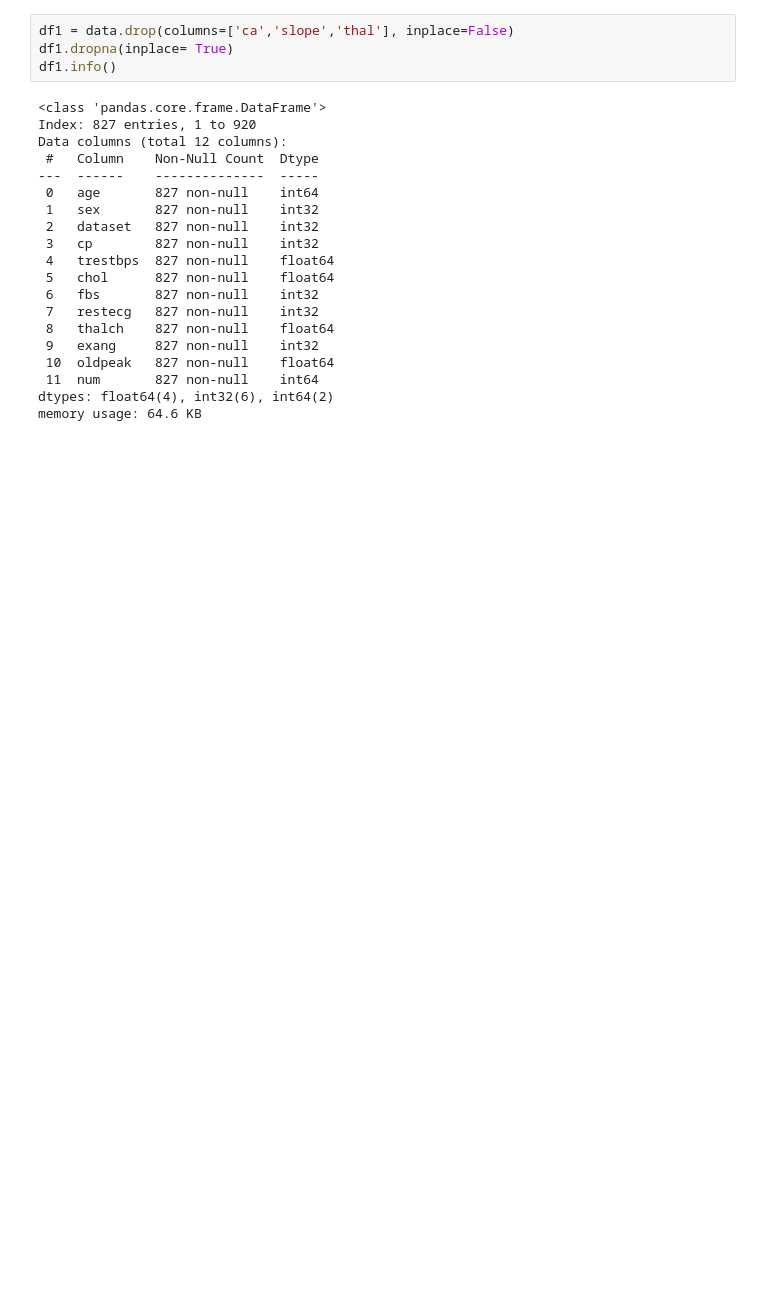
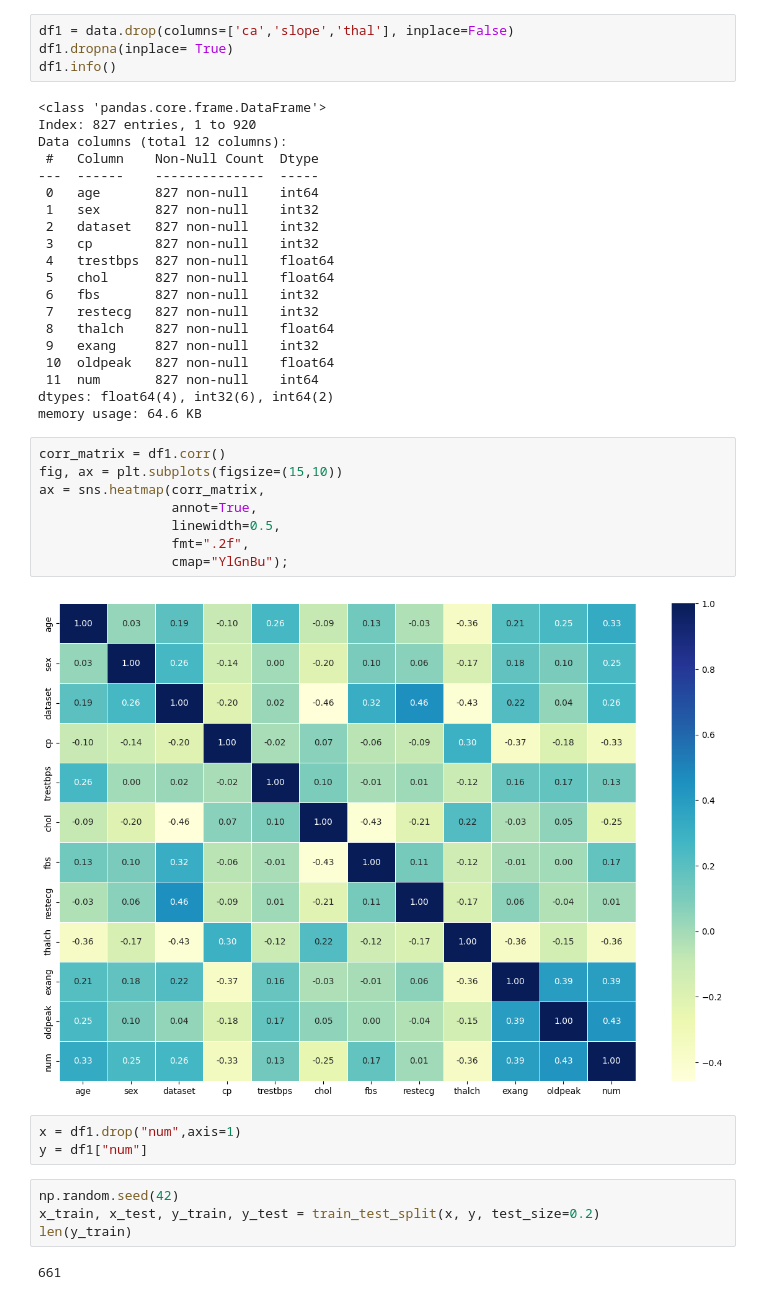
Before and after one commit to Mohamad-Namaki/Classification-Project-UCI-Heart-Disease, a Jupyter notebook: Project.ipynb, the cells around one changed output. Saved outputs shown, nothing was run; the diff lists cells and outputs as text; blank space fills up the shorter version.

Commit message:
Spliting train and test Data

```diff
--- a/Project.ipynb
+++ b/Project.ipynb
@@ -153,3 +153,22 @@ Data columns (total 12 columns):
  11  num       827 non-null    int64
 dtypes: float64(4), int32(6), int64(2)
 memory usage: 64.6 KB
+# %%
+corr_matrix = df1.corr()
+fig, ax = plt.subplots(figsize=(15,10))
+ax = sns.heatmap(corr_matrix,
+                 annot=True,
+                 linewidth=0.5,
+                 fmt=".2f",
+                 cmap="YlGnBu");
+# %% [output]
+[figure, added]
+# %%
+x = df1.drop("num",axis=1)
+y = df1["num"]
+# %%
+np.random.seed(42)
+x_train, x_test, y_train, y_test = train_test_split(x, y, test_size=0.2)
+len(y_train)
+# %% [output]
+661
```
